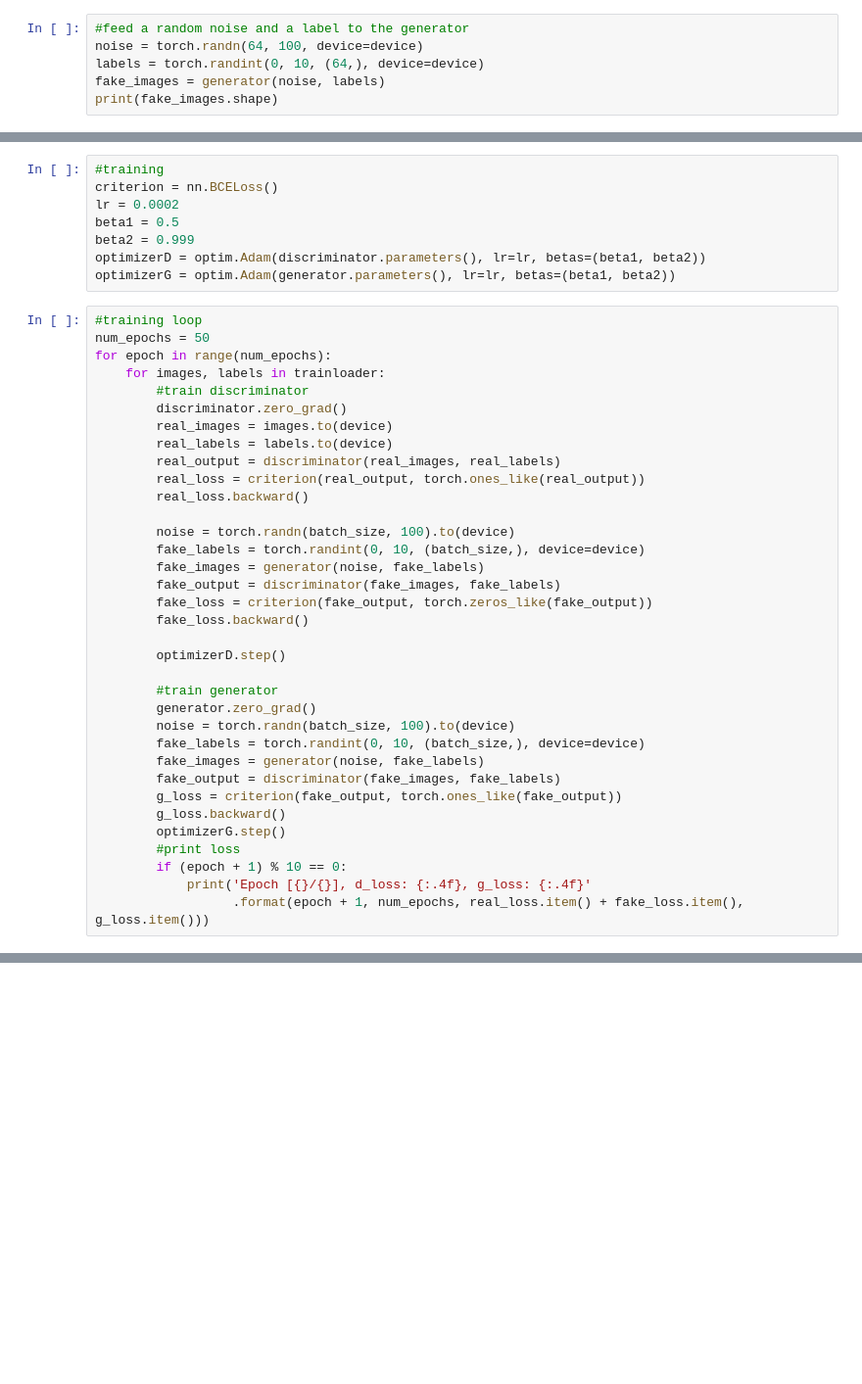
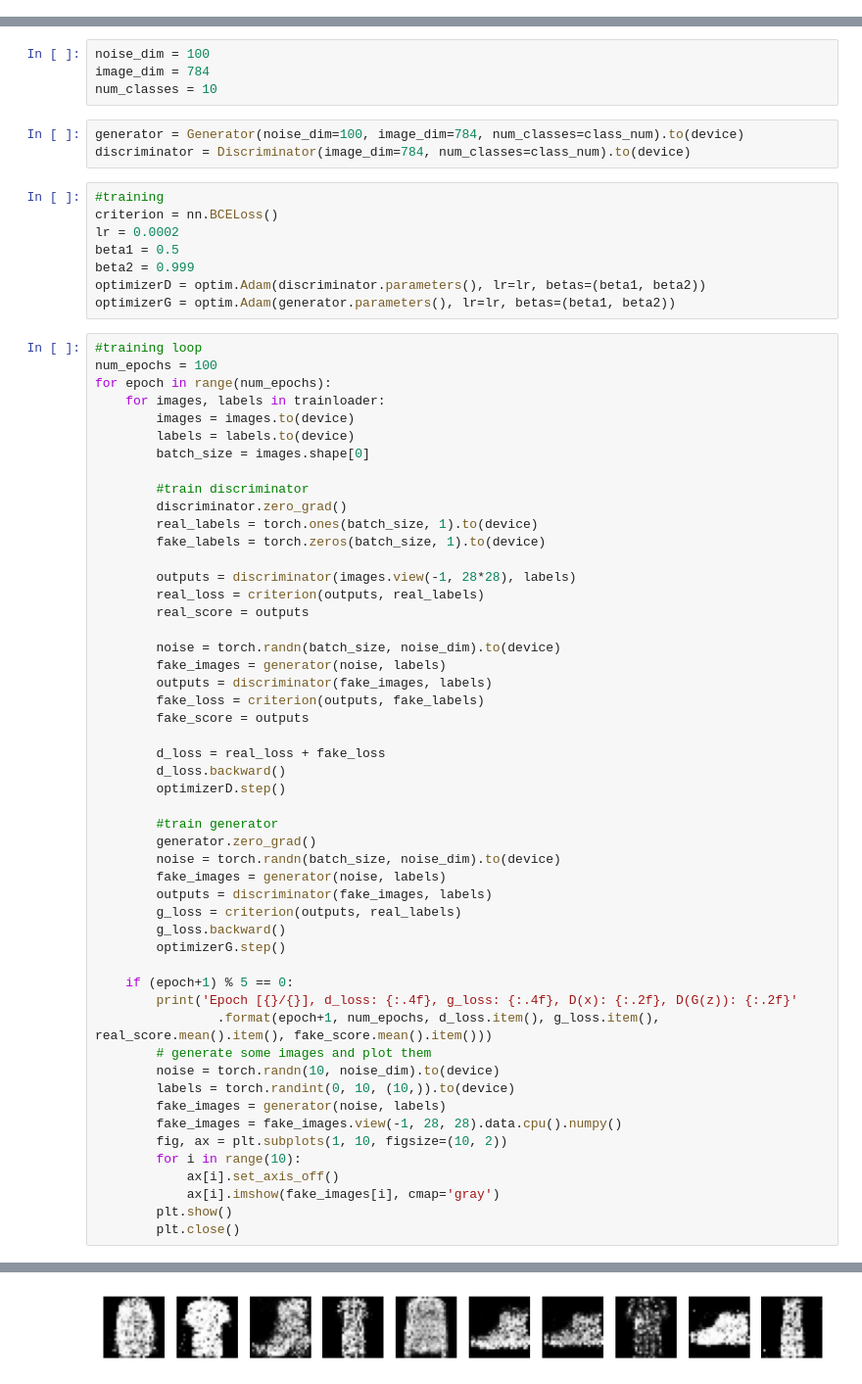
Before and after one commit to mijanr/Synthesis-Studio, a Jupyter notebook: notebooks/cGAN_FashionMNIST.ipynb, the cells around one changed output, grey strips where cells are left out. Shown at 98% size. Cells and saved outputs as stored; diff of their text form; blank space fills up the shorter version.

```diff
--- a/notebooks/cGAN_FashionMNIST.ipynb
+++ b/notebooks/cGAN_FashionMNIST.ipynb
@@ -76,6 +54,0 @@ generator = Generator().to(device)
-# %%
-#feed a random noise and a label to the generator
-noise = torch.randn(64, 100, device=device)
-labels = torch.randint(0, 10, (64,), device=device)
-fake_images = generator(noise, labels)
-print(fake_images.shape)
@@ -114,3 +55,10 @@ torch.Size([64, 1])
+# %%
+noise_dim = 100
+image_dim = 784
+num_classes = 10
+# %%
+generator = Generator(noise_dim=100, image_dim=784, num_classes=class_num).to(device)
+discriminator = Discriminator(image_dim=784, num_classes=class_num).to(device)
 # %%
 #training
 criterion = nn.BCELoss()
@@ -121,37 +69,53 @@ optimizerD = optim.Adam(discriminator.parameters(), lr=lr, betas=(beta1, beta2))
 optimizerG = optim.Adam(generator.parameters(), lr=lr, betas=(beta1, beta2))
 # %%
 #training loop
-num_epochs = 50
+num_epochs = 100
 for epoch in range(num_epochs):
     for images, labels in trainloader:
+        images = images.to(device)
+        labels = labels.to(device)
+        batch_size = images.shape[0]
+
         #train discriminator
         discriminator.zero_grad()
-        real_images = images.to(device)
-        real_labels = labels.to(device)
-        real_output = discriminator(real_images, real_labels)
-        real_loss = criterion(real_output, torch.ones_like(real_output))
-        real_loss.backward()
+        real_labels = torch.ones(batch_size, 1).to(device)
+        fake_labels = torch.zeros(batch_size, 1).to(device)
 
-        noise = torch.randn(batch_size, 100).to(device)
-        fake_labels = torch.randint(0, 10, (batch_size,), device=device)
-        fake_images = generator(noise, fake_labels)
-        fake_output = discriminator(fake_images, fake_labels)
-        fake_loss = criterion(fake_output, torch.zeros_like(fake_output))
-        fake_loss.backward()
+        outputs = discriminator(images.view(-1, 28*28), labels)
+        real_loss = criterion(outputs, real_labels)
+        real_score = outputs
 
+        noise = torch.randn(batch_size, noise_dim).to(device)
+        fake_images = generator(noise, labels)
+        outputs = discriminator(fake_images, labels)
+        fake_loss = criterion(outputs, fake_labels)
+        fake_score = outputs
+
+        d_loss = real_loss + fake_loss
+        d_loss.backward()
         optimizerD.step()
 
         #train generator
         generator.zero_grad()
-        noise = torch.randn(batch_size, 100).to(device)
-        fake_labels = torch.randint(0, 10, (batch_size,), device=device)
-        fake_images = generator(noise, fake_labels)
-        fake_output = discriminator(fake_images, fake_labels)
-        g_loss = criterion(fake_output, torch.ones_like(fake_output))
+        noise = torch.randn(batch_size, noise_dim).to(device)
+        fake_images = generator(noise, labels)
+        outputs = discriminator(fake_images, labels)
+        g_loss = criterion(outputs, real_labels)
         g_loss.backward()
         optimizerG.step()
-        #print loss
-        if (epoch + 1) % 10 == 0:
-            print('Epoch [{}/{}], d_loss: {:.4f}, g_loss: {:.4f}'
-                  .format(epoch + 1, num_epochs, real_loss.item() + fake_loss.item(), g_loss.item()))
+
+    if (epoch+1) % 5 == 0:
+        print('Epoch [{}/{}], d_loss: {:.4f}, g_loss: {:.4f}, D(x): {:.2f}, D(G(z)): {:.2f}'
+                .format(epoch+1, num_epochs, d_loss.item(), g_loss.item(), real_score.mean().item(), fake_score.mean().item()))
+        # generate some images and plot them
+        noise = torch.randn(10, noise_dim).to(device)
+        labels = torch.randint(0, 10, (10,)).to(device)
+        fake_images = generator(noise, labels)
+        fake_images = fake_images.view(-1, 28, 28).data.cpu().numpy()
+        fig, ax = plt.subplots(1, 10, figsize=(10, 2))
+        for i in range(10):
+            ax[i].set_axis_off()
+            ax[i].imshow(fake_images[i], cmap='gray')
+        plt.show()
+        plt.close()
 # %% [output]
@@ -174,0 +123 @@ Epoch [50/50], d_loss: 0.9740, g_loss: 1.7187
+[figure, added]
```
Also changed, not shown: parts of 16 cells of this notebook.
